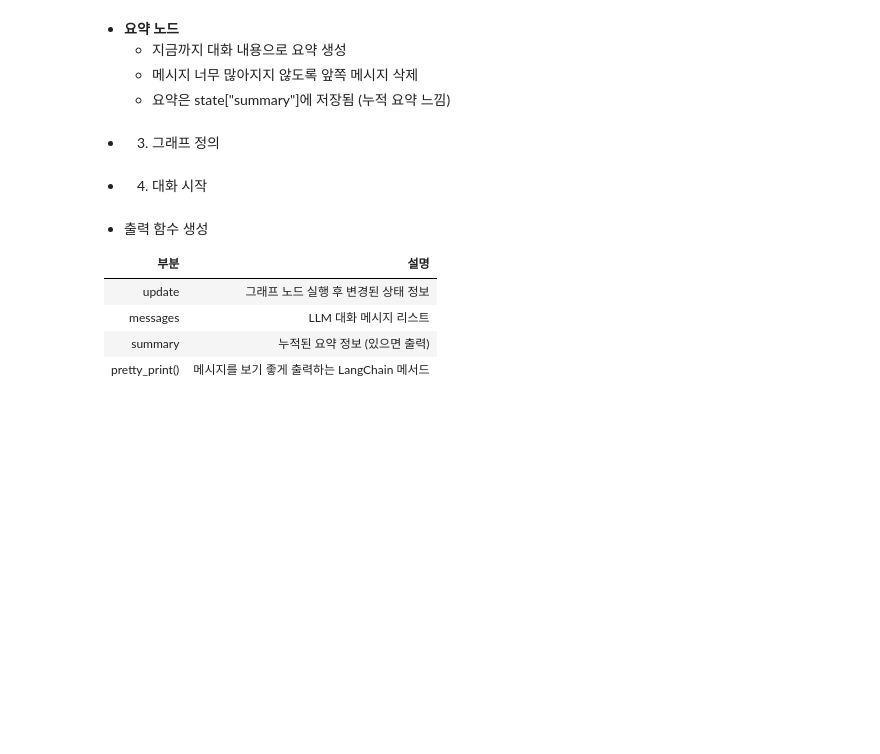
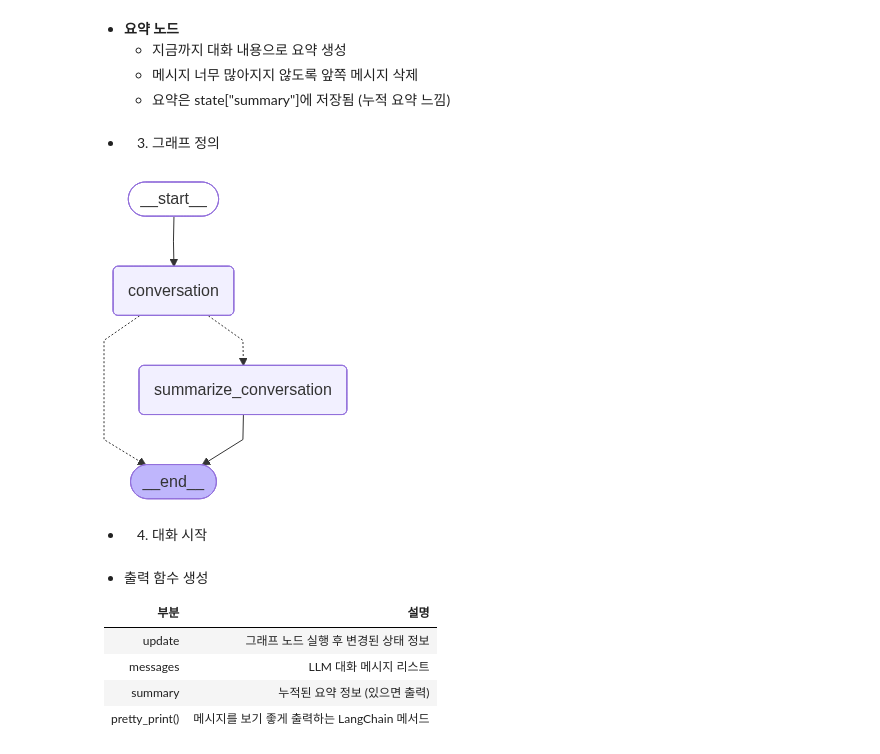
Before and after one commit to Sihyeon0123/AIVLE_School, a Jupyter notebook: (5~6주차) RAG기반 Agen모델 만들기/4.3. AI Agent_Memory 관리.ipynb, the cells around one changed output. Saved outputs shown, nothing was run; the diff lists cells and outputs as text; code cells hidden in the pictures; blank space fills up the shorter version.

```diff
--- a/(5~6주차) RAG기반 Agen모델 만들기/4.3. AI Agent_Memory 관리.ipynb
+++ b/(5~6주차) RAG기반 Agen모델 만들기/4.3. AI Agent_Memory 관리.ipynb
@@ -495,6 +808,10 @@ for event in app.stream({"messages": [input_message]}, config, stream_mode="upda
 * 1) State
     * MessagesState는 LangGraph가 기본 제공하는 메시지 기반 상태
     * 여기에 **summary**라는 새로운 필드를 추가
+# %%
+class State(TypedDict):
+    messages: Annotated[list, add_messages]
+    summary: str
 # %% [markdown]
 * 2) 노드와 분기함수
 # %% [markdown]
@@ -506,13 +835,54 @@ for event in app.stream({"messages": [input_message]}, config, stream_mode="upda
 * **분기 조건**
     * 메시지가 6개 초과하면 **summarize_conversation** 노드로 분기
     * 그렇지 않으면 바로 **END**
+# %%
+def should_continue(state: State) -> Literal["summarize_conversation", END]:
+    if len(state["messages"]) > 6:
+        return "summarize_conversation"
+    return END
 # %% [markdown]
 * **요약 노드**
     * 지금까지 대화 내용으로 요약 생성
     * 메시지 너무 많아지지 않도록 앞쪽 메시지 삭제
     * 요약은 state["summary"]에 저장됨 (누적 요약 느낌)
+# %%
+from langchain_core.messages import RemoveMessage
+
+def summarize_conversation(state: State):
+    summary = state.get("summary", "")   # 이전에 요약된게 있다면, 불러오고, 없으면 ""
+    if summary:
+        summary_message = (
+            f"지금까지 요약된 내용 : {summary}\n\n"
+            "여기에 새 메시지를 반영해서 요약하고 그 외의 답변은 하지마세요." )
+    else:
+        # 이전 요약이 없다면 (처음 요약) → 대화 전체를 요약해달라고 지시
+        summary_message = "대화 내용을 요약하고 그 외의 답변은 하지마세요.:"
+
+    # 기존 메시지 목록 끝에 요약 요청 프롬프트를 HumanMessage로 추가
+    messages = state["messages"] + [HumanMessage(content=summary_message)]
+    # 전체 메시지 + 요약 요청을 GPT에게 전달해서 요약 결과 받기
+    response = llm.invoke(messages)
+
+    # 오래된 메시지를 제거 → 최신 2개만 유지
+    delete_messages = [RemoveMessage(id=m.id) for m in state["messages"][:-2]]
+    return {"summary": response.content, "messages": delete_messages}
 # %% [markdown]
 * 3) 그래프 정의
+# %%
+workflow = StateGraph(State)
+workflow.add_node("conversation", conversation)
+workflow.add_node("summarize_conversation", summarize_conversation)
+
+workflow.add_edge(START, "conversation")
+workflow.add_edge("summarize_conversation", END)
+workflow.add_conditional_edges("conversation", should_continue)
+
+memory = MemorySaver()
+app = workflow.compile(checkpointer=memory)
+# %%
+app
+# %% [output]
+[figure, added]
 # %% [markdown]
 * 4) 대화 시작
 # %% [markdown]
```
Also changed, not shown: parts of 43 cells of this notebook, 17 other files.
